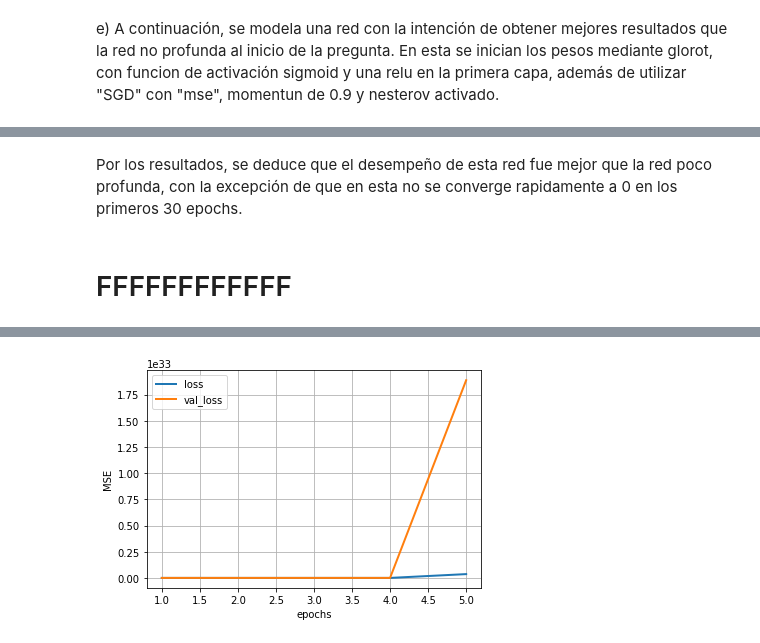
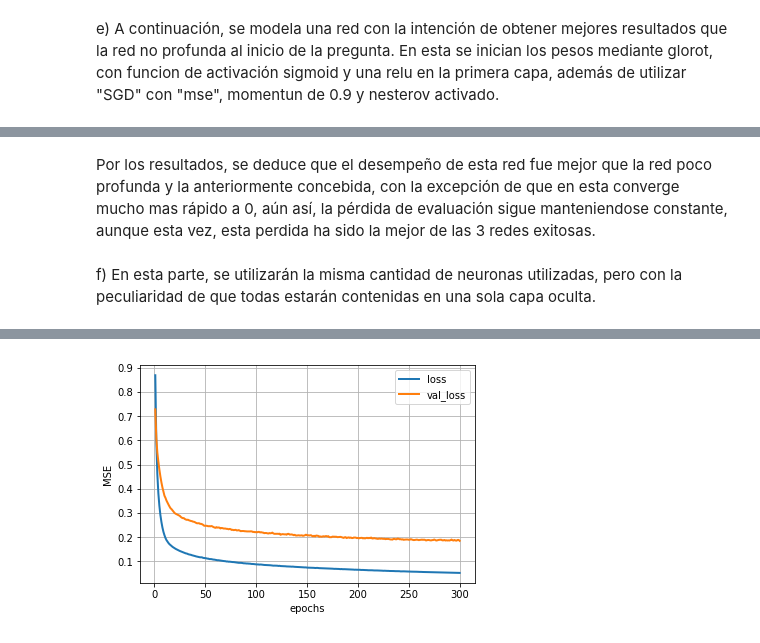
Before and after one commit to eduborgono/RedesNeuronales, a Jupyter notebook: Tarea 1/Pregunta 2.ipynb, the cells around one changed output, grey strips where cells are left out. Cells and saved outputs as stored; diff of their text form; code cells hidden in the pictures.

```diff
--- a/Tarea 1/Pregunta 2.ipynb
+++ b/Tarea 1/Pregunta 2.ipynb
@@ -113,0 +113,15 @@ Comparacion de ambos gradientes:
+# %%
+listaloss = []
+listaval = []
+for i in range(300):
+    listaloss.append(hist.history['loss'][i])
+    listaval.append(hist.history['val_loss'][i])
+
+plt.plot(range(301)[1:],listaloss,label='loss', linewidth=2)
+plt.plot(range(301)[1:],listaval,label='val_loss', linewidth=2)
+
+plt.legend(['loss', 'val_loss'])
+plt.ylabel('MSE')
+plt.xlabel('epochs')
+plt.grid(1)
+plt.show()
@@ -588,10 +602,10 @@ e) A continuación, se modela una red con la intención de obtener mejores resul
 # %%
 model = Sequential()
 model.add(Dense(400, input_dim=X_train_scaled.shape[1], kernel_initializer='glorot_uniform',activation='relu'))
-model.add(Dense(200, kernel_initializer='glorot_uniform',activation='sigmoid'))
-model.add(Dense(100,  kernel_initializer='glorot_uniform',activation='sigmoid'))
-model.add(Dense(50, kernel_initializer='glorot_uniform',activation='sigmoid'))
-model.add(Dense(25, kernel_initializer='glorot_uniform',activation='sigmoid'))
+model.add(Dense(200, kernel_initializer='glorot_uniform',activation='relu'))
+model.add(Dense(100,  kernel_initializer='glorot_uniform',activation='relu'))
+model.add(Dense(50, kernel_initializer='glorot_uniform',activation='relu'))
+model.add(Dense(25, kernel_initializer='glorot_uniform',activation='relu'))
 model.add(Dense(1, kernel_initializer='glorot_uniform',activation='linear'))
 sgd = SGD(lr=0.01, momentum=0.9, nesterov=True)
 model.compile(optimizer=sgd,loss='mean_squared_error')
@@ -700,17 +714,11 @@ Gradientes despues de entrenar(ultima capa oculta):
 # %% [markdown]
-Por los resultados, se deduce que el desempeño de esta red fue mejor que la red poco profunda, con la excepción de que en esta no se converge rapidamente a 0 en los primeros 30 epochs.
+Por los resultados, se deduce que el desempeño de esta red fue mejor que la red poco profunda y la anteriormente concebida, con la excepción de que en esta converge mucho mas rápido a 0, aún así, la pérdida de evaluación sigue manteniendose constante, aunque esta vez, esta perdida ha sido la mejor de las 3 redes exitosas.
-# %% [markdown]
-# FFFFFFFFFFFF
+# %% [markdown]
+f) En esta parte, se utilizarán la misma cantidad de neuronas utilizadas, pero con la peculiaridad de que todas estarán contenidas en una sola capa oculta.
 # %%
-from keras.models import Sequential
-import matplotlib.pyplot as plt
-from keras.layers.core import Dense, Activation
-from keras.optimizers import SGD
-from keras import backend as K
-import tensorflow as tf
 model = Sequential()
-model.add(Dense(775, input_dim=X_train_scaled.shape[1], kernel_initializer='glorot_uniform',activation='sigmoid'))
-model.add(Dense(1, kernel_initializer='glorot_uniform',activation='linear'))
+model.add(Dense(775, input_dim=X_train_scaled.shape[1], kernel_initializer='uniform',activation='relu'))
+model.add(Dense(1, kernel_initializer='uniform',activation='linear'))
 sgd = SGD(lr=0.01)
 model.compile(optimizer=sgd,loss='mean_squared_error')
 
@@ -739,6 +747,15 @@ plt.ylabel('MSE')
 plt.xlabel('epochs')
 plt.grid(1)
 plt.show()
+
+
+# gradientes una vez terminado el entrenamiento
+postloss = tf.keras.losses.mean_squared_error(model.output,y_train)
+postlistOfVariableTensors = model.trainable_weights
+postgradients = K.gradients(postloss, postlistOfVariableTensors)
+sess = K.get_session()
+postevaluated_gradients = sess.run(postgradients,feed_dict={model.input:X_train_scaled.as_matrix()})
+postevaluated_gradients = [gradient/len(y_train) for gradient in postevaluated_gradients]
 # %% [output]
 Train on 379 samples, validate on 127 samples
 Epoch 1/300
@@ -760 +777 @@ Epoch 300/300
-[figure, old version]
+[figure, new version]
```
Also changed, not shown: parts of 41 cells of this notebook.
